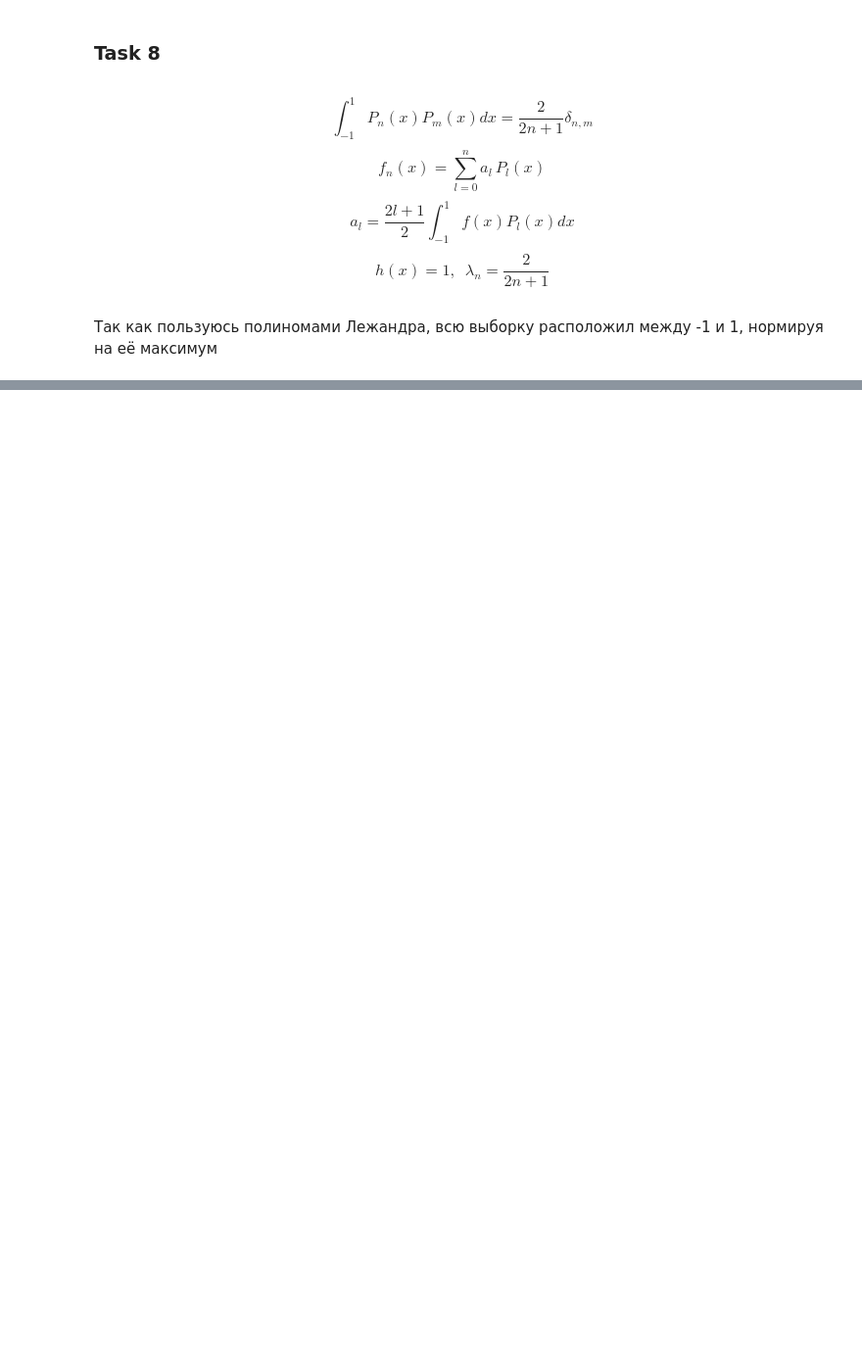
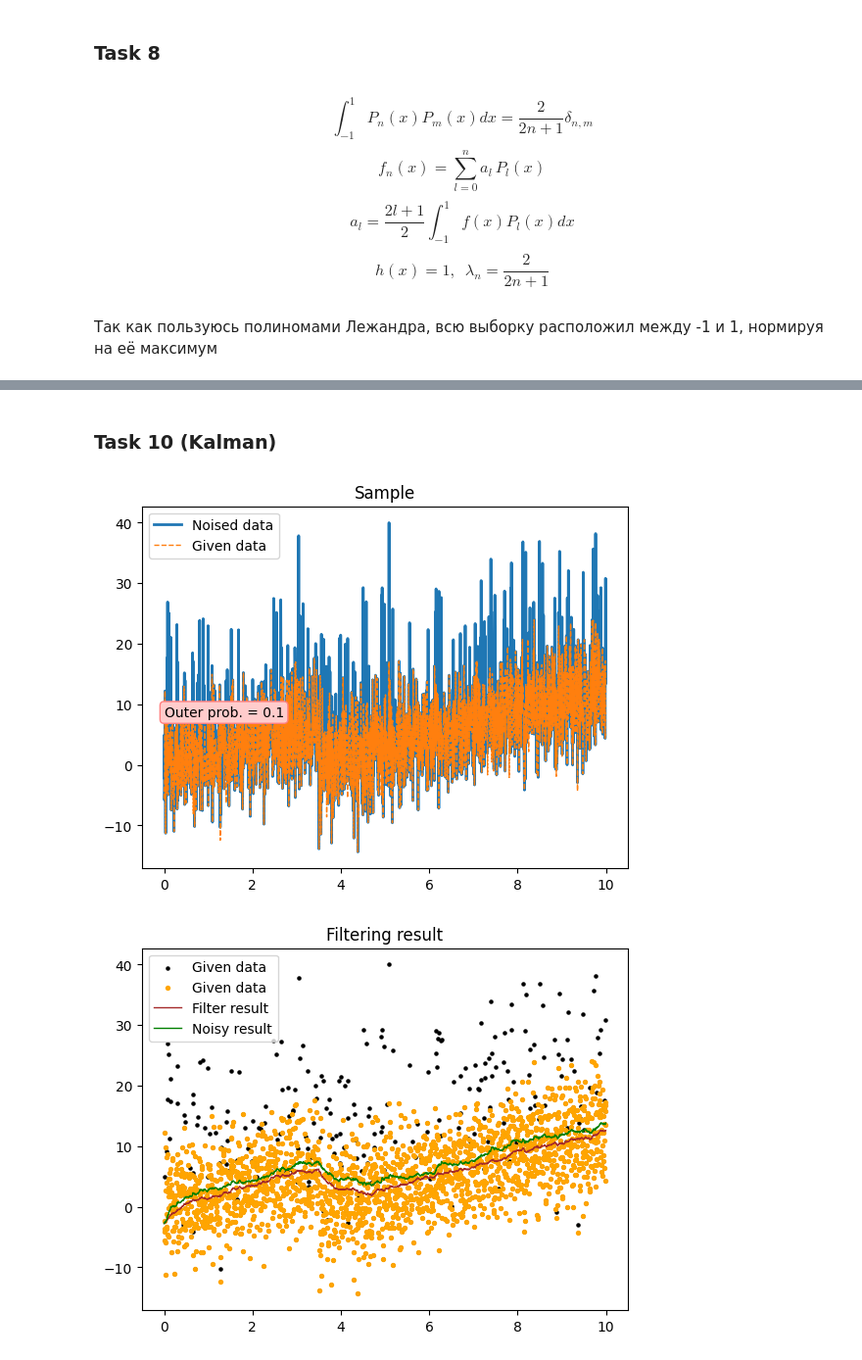
Before and after one commit to spacexerq/numerical_methods_2, a Jupyter notebook: inverse_tasks/release/report.ipynb, the cells around one changed output, grey strips where cells are left out. Shown at 98% size. Drawn from its saved outputs; the diff is of its cells as text; code cells hidden in the pictures; blank space fills up the shorter version.

```diff
--- a/inverse_tasks/release/report.ipynb
+++ b/inverse_tasks/release/report.ipynb
@@ -109,0 +80,7 @@ report_slice_data_with_reg_dens()
+# %% [markdown]
+### Task 10 (Kalman)
+# %%
+report_kalman(prob_outer=0.1)
+# %% [output]
+[figure, added]
+[figure, added]
```
Also changed, not shown: parts of 19 cells of this notebook.
